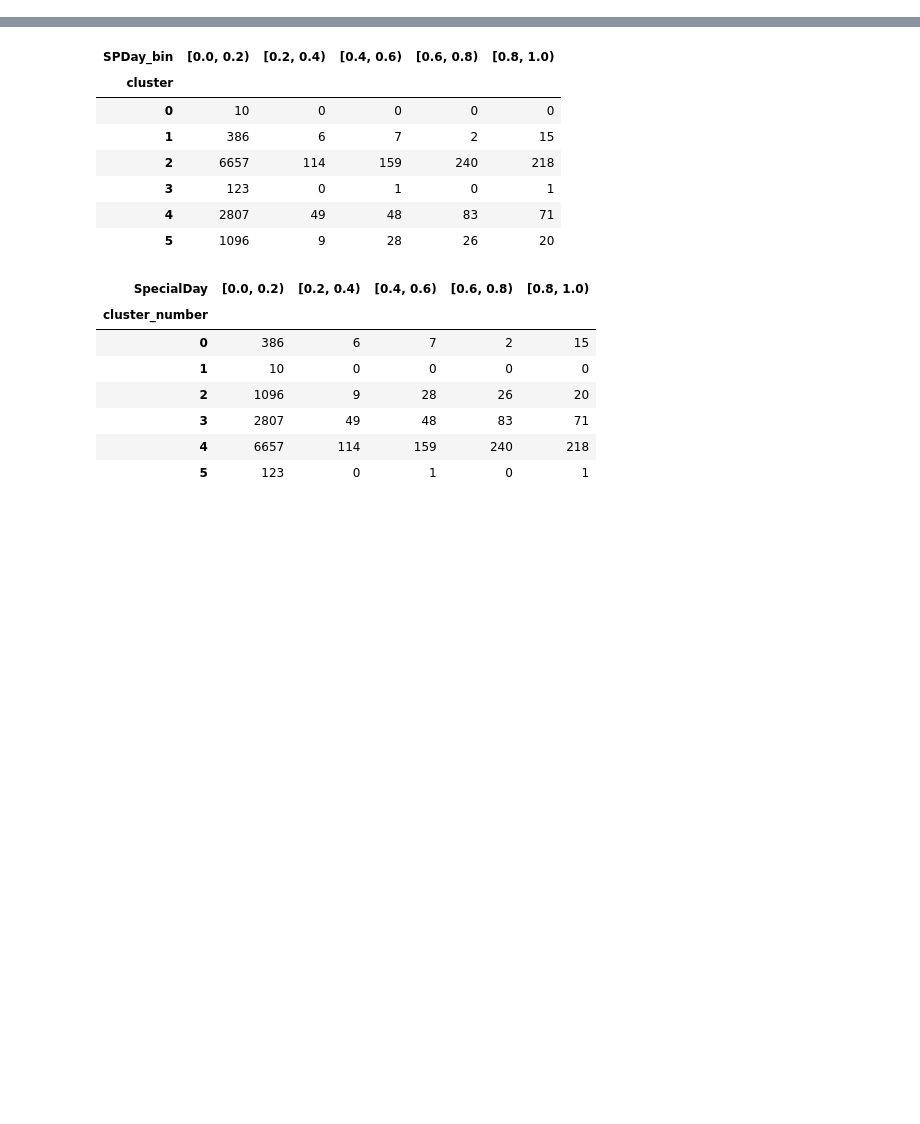
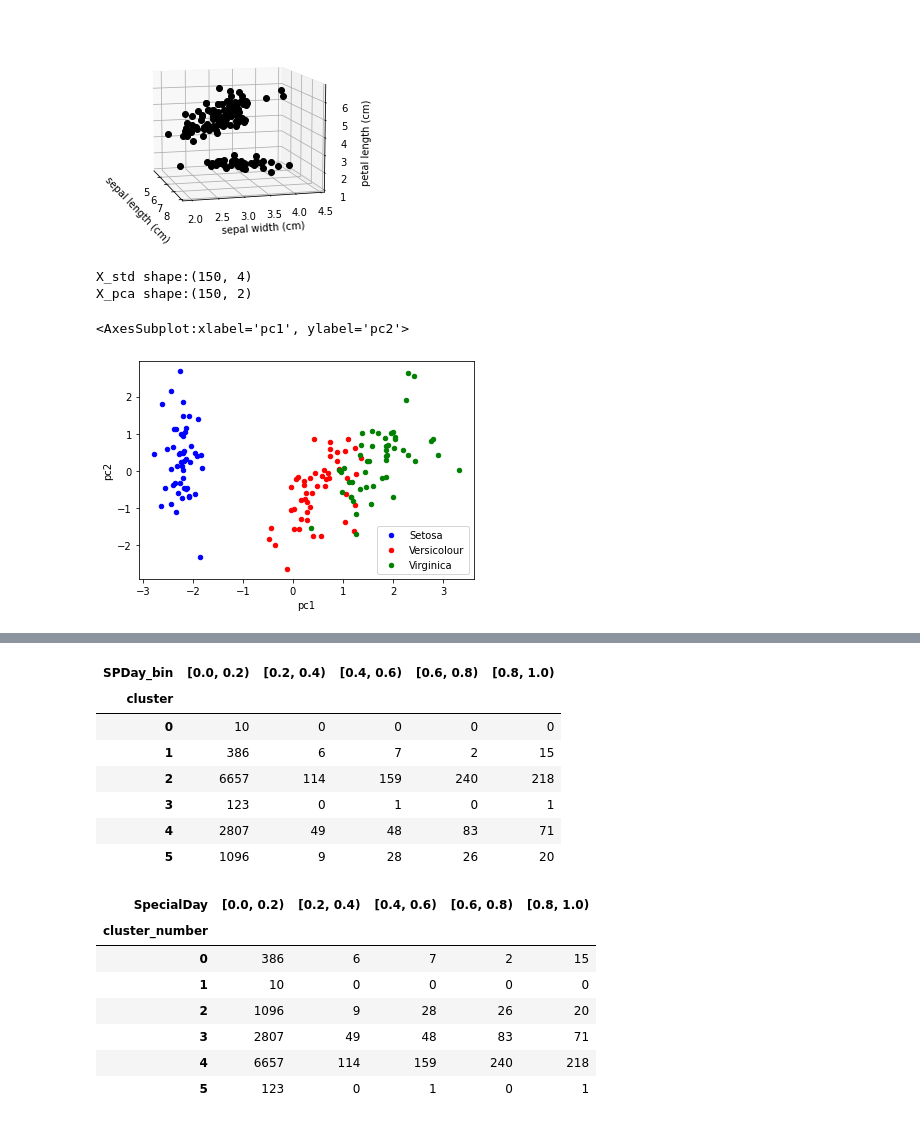
Before and after one commit to tsuchida5030/techgym_ai, a Jupyter notebook: Chapter_1/AI_running_1.ipynb, the cells around one changed output, grey strips where cells are left out. Cells and saved outputs as stored; diff of their text form; code cells hidden in the pictures; blank space fills up the shorter version.

```diff
--- a/Chapter_1/AI_running_1.ipynb
+++ b/Chapter_1/AI_running_1.ipynb
@@ -64,0 +1,67 @@ display(df_SPDay.groupby(['cluster','Region_bin']).size().unstack())
+# %%
+#AI-TECHGYM-1-6-Q-1
+#教師なし学習 PCA
+
+#データ加工・処理・分析ライブラリ
+import pandas as pd
+
+#可視化ライブラリ
+import matplotlib.pyplot as plt
+from mpl_toolkits.mplot3d import Axes3D
+%matplotlib inline
+
+#インポート
+from sklearn.preprocessing import StandardScaler
+from sklearn.decomposition import PCA
+
+#乳がんデータを読み込むためのインポート
+from sklearn.datasets import load_iris
+
+#乳がんデータの取得
+iris = load_iris()
+
+#三次元のグラフ
+fig = plt.figure()
+ax_3d = fig.add_subplot(111, projection='3d')
+ax_3d.set_xlabel(iris.feature_names[0])
+ax_3d.set_ylabel(iris.feature_names[1])
+ax_3d.set_zlabel(iris.feature_names[2])
+ax_3d.view_init(elev=10., azim=-15)
+ax_3d.plot(iris.data[:,0],iris.data[:,1],iris.data[:,2],marker="o",linestyle='None',color='black')
+plt.show()
+
+#標準化
+sc = StandardScaler()
+sc.fit(iris.data)
+X_std = sc.transform(iris.data)
+
+#主成分分析
+pca = PCA(n_components=2)
+pca.fit(X_std)
+X_pca = pca.transform(X_std)
+
+#属性表示
+print('X_std shape:{}'.format(X_std.shape))
+print('X_pca shape:{}'.format(X_pca.shape))
+
+#列にラベルをつける、1つ目が第1主成分、2つ目が第2主成分
+X_pca = pd.DataFrame(X_pca, columns=['pc1','pc2'])
+
+#上のデータに、目的変数（cancer.target）を紐づける、横に結合
+X_pca = pd.concat([X_pca, pd.DataFrame(iris.target, columns=['target'])], axis=1)
+
+#品種を分ける
+pca_Setosa = X_pca[X_pca['target']==0]
+pca_Versicolour = X_pca[X_pca['target']==1]
+pca_Virginica = X_pca[X_pca['target']==2]
+
+#悪性、良性をプロット
+ax = pca_Setosa.plot.scatter(x='pc1', y='pc2', color='blue', label='Setosa')
+pca_Versicolour.plot.scatter(x='pc1', y='pc2', color='red', label='Versicolour', ax=ax)
+pca_Virginica.plot.scatter(x='pc1', y='pc2', color='green', label='Virginica', ax=ax)
+# %% [output]
+[figure, added]
+X_std shape:(150, 4)
+X_pca shape:(150, 2)
+<AxesSubplot:xlabel='pc1', ylabel='pc2'>
+[figure, added]
```
Also changed, not shown: parts of 3 cells of this notebook, 4 other files.
